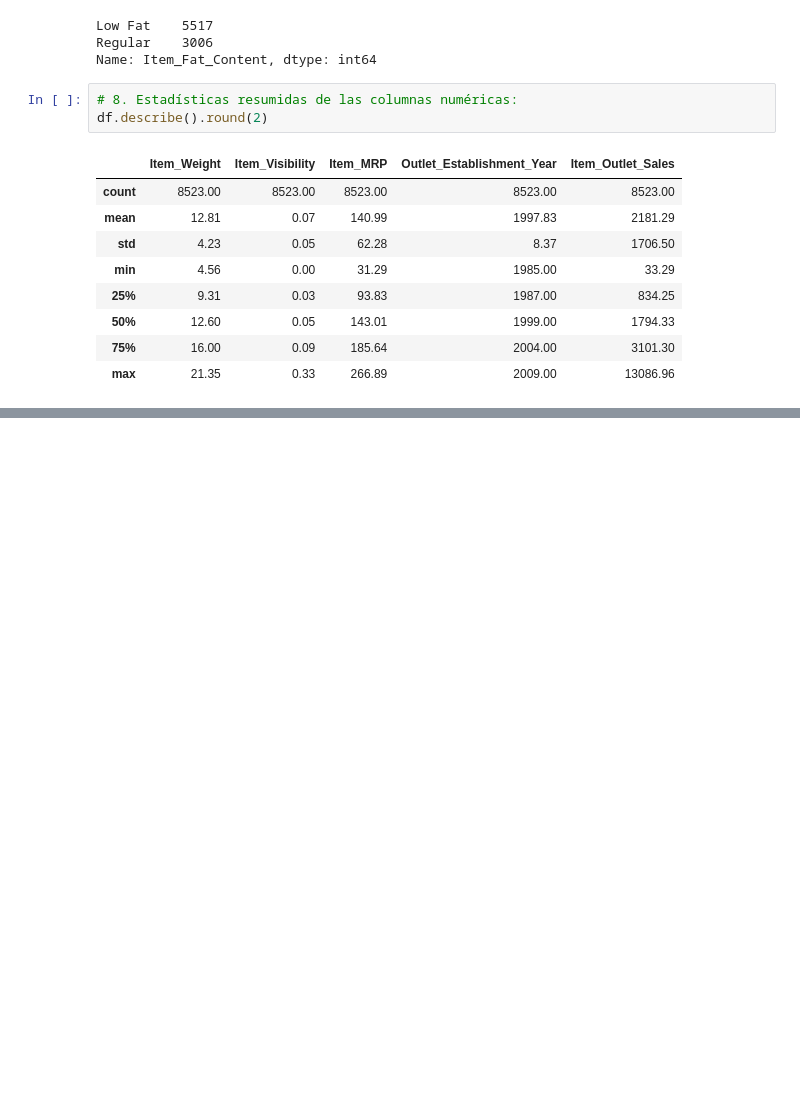
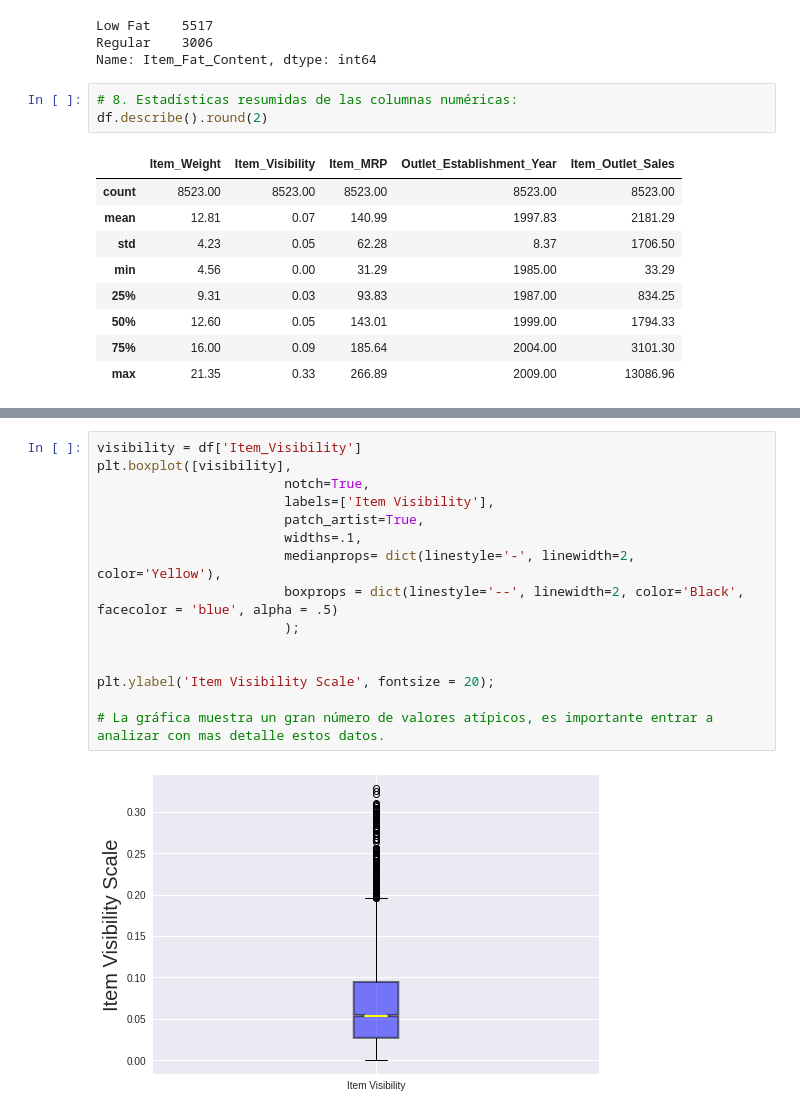
Before and after one commit to andrea0026/Prediccion-de-ventas, a Jupyter notebook: sales_prediction_pry1.ipynb, the cells around one changed output, grey strips where cells are left out. Drawn from its saved outputs; the diff is of its cells as text; blank space fills up the shorter version.

```diff
--- a/sales_prediction_pry1.ipynb
+++ b/sales_prediction_pry1.ipynb
@@ -145,0 +217,17 @@ df.describe().round(2)
+# %%
+visibility = df['Item_Visibility']
+plt.boxplot([visibility],
+                        notch=True,
+                        labels=['Item Visibility'],
+                        patch_artist=True,
+                        widths=.1,
+                        medianprops= dict(linestyle='-', linewidth=2, color='Yellow'),
+                        boxprops = dict(linestyle='--', linewidth=2, color='Black', facecolor = 'blue', alpha = .5)
+                        );
+
+
+plt.ylabel('Item Visibility Scale', fontsize = 20);
+
+# La gráfica muestra un gran número de valores atípicos, es importante entrar a analizar con mas detalle estos datos.
+# %% [output]
+[figure, added]
```
Also changed, not shown: parts of 9 cells of this notebook.
